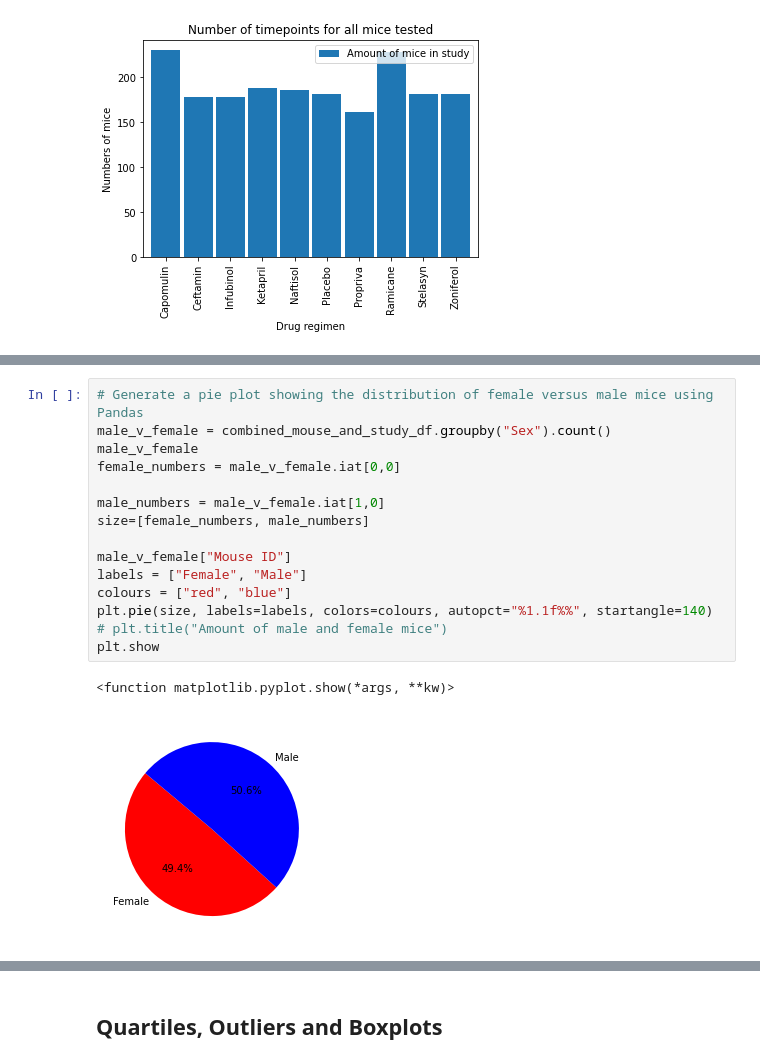
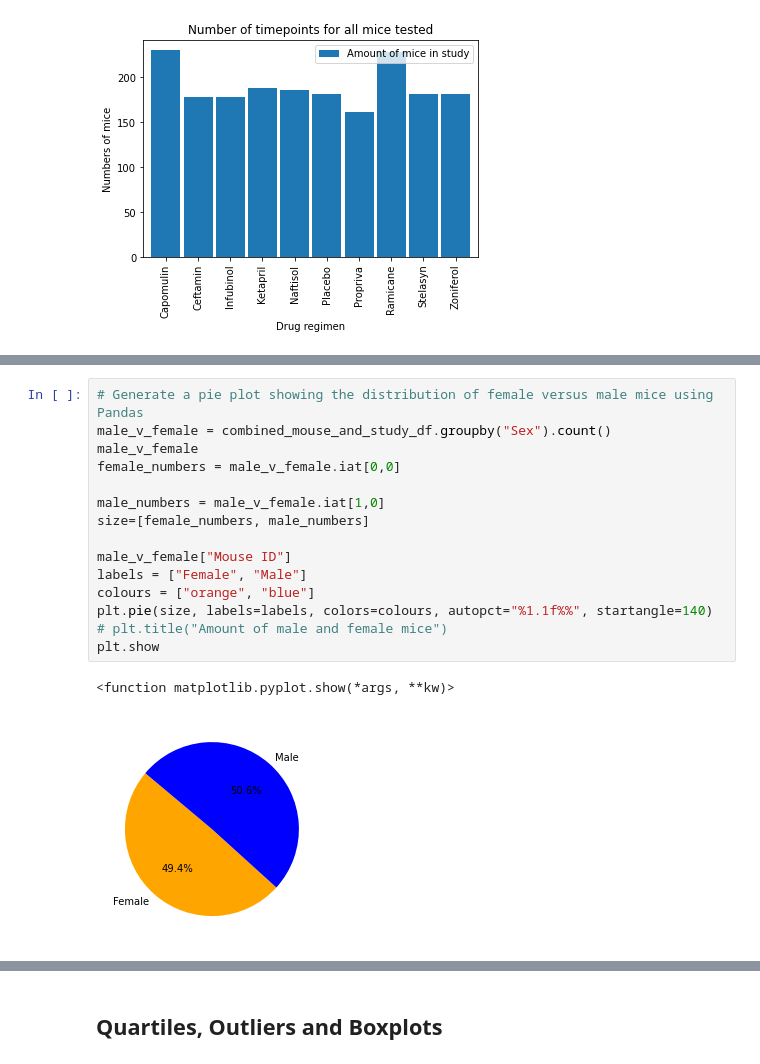
Before and after one commit to nickjaycarr88/Pymaceuticals-assignment-5, a Jupyter notebook: pymaceuticals_starter.ipynb, the cells around one changed output, grey strips where cells are left out. Drawn from its saved outputs; the diff is of its cells as text.

Commit message:
making line graph, box plot and bar graph more visual

```diff
--- a/pymaceuticals_starter.ipynb
+++ b/pymaceuticals_starter.ipynb
@@ -176,21 +173,21 @@ plt.show()
 # %%
 # Generate a pie plot showing the distribution of female versus male mice using Pandas
 male_v_female = combined_mouse_and_study_df.groupby("Sex").count()
 male_v_female
 female_numbers = male_v_female.iat[0,0]
 
 male_numbers = male_v_female.iat[1,0]
 size=[female_numbers, male_numbers]
 
 male_v_female["Mouse ID"]
 labels = ["Female", "Male"]
-colours = ["red", "blue"]
+colours = ["orange", "blue"]
 plt.pie(size, labels=labels, colors=colours, autopct="%1.1f%%", startangle=140)
 # plt.title("Amount of male and female mice")
 plt.show
 # %% [output]
 <function matplotlib.pyplot.show(*args, **kw)>
-[figure, old version]
+[figure, new version]
 # %%
 # Generate a pie plot showing the distribution of female versus male mice using pyplot
 
```
Also changed, not shown: parts of 22 cells of this notebook, 5 other files.
